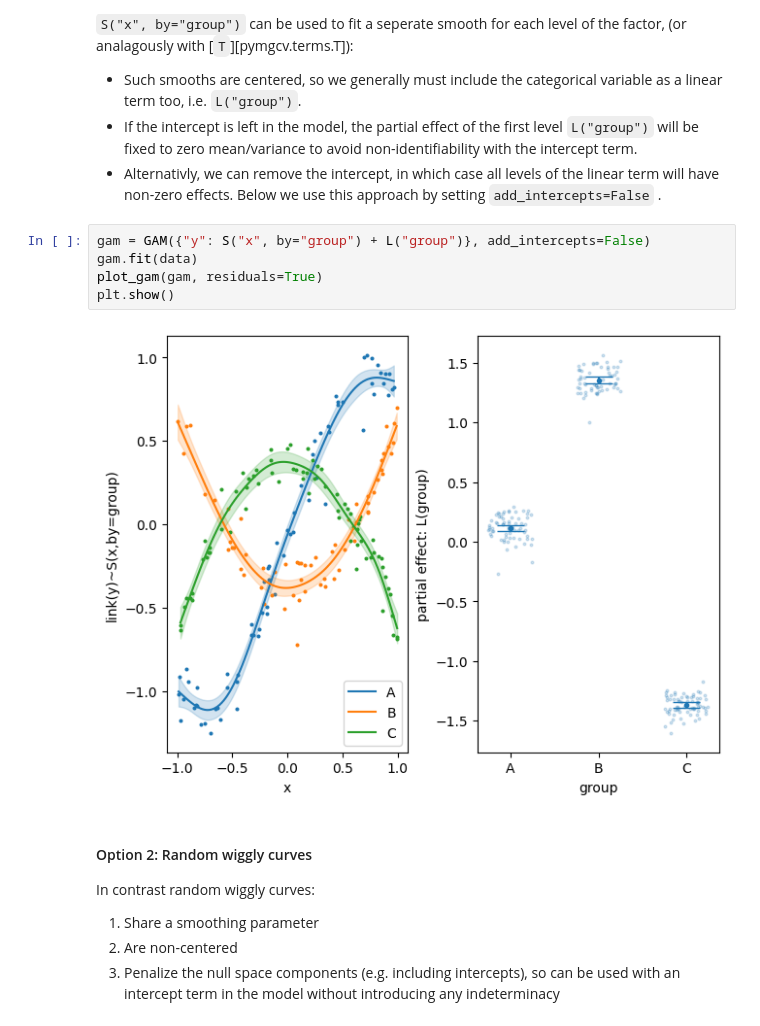
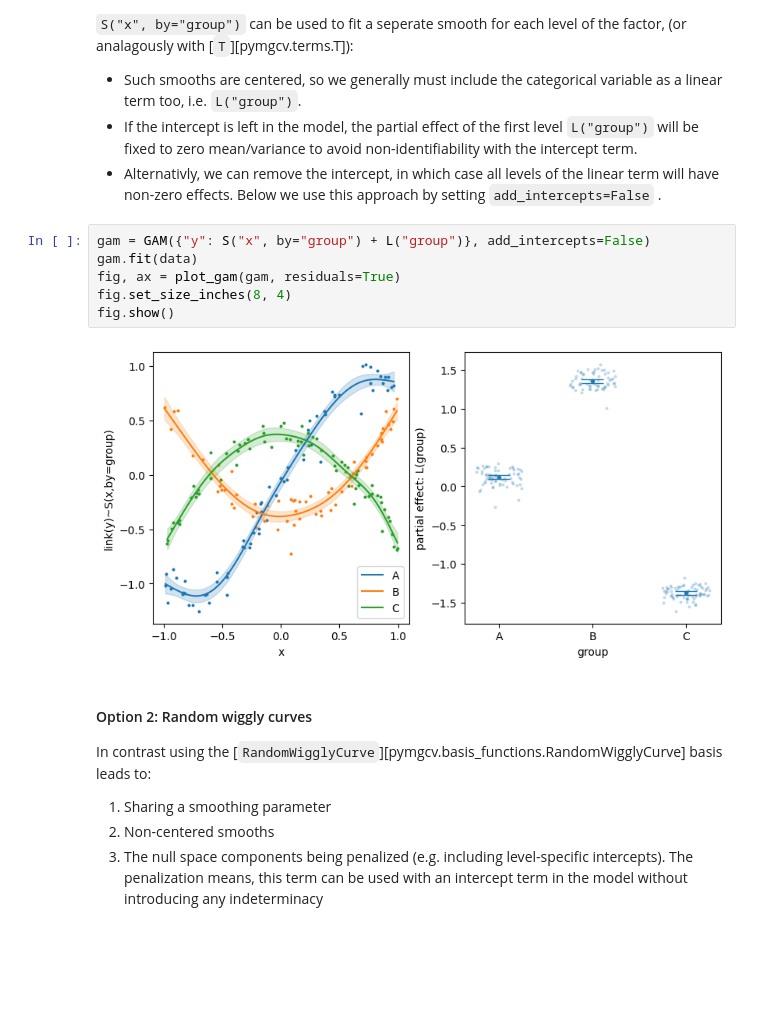
Before and after one commit to danielward27/pymgcv, a Jupyter notebook: docs/examples/smooth_by_categorical.ipynb, the cells around one changed output. Saved outputs shown, nothing was run; the diff lists cells and outputs as text; blank space fills up the shorter version.

```diff
--- a/docs/examples/smooth_by_categorical.ipynb
+++ b/docs/examples/smooth_by_categorical.ipynb
@@ -40,17 +40,18 @@ data = pd.DataFrame({"x": x, "y": y, "group": group})
 # %%
 gam = GAM({"y": S("x", by="group") + L("group")}, add_intercepts=False)
 gam.fit(data)
-plot_gam(gam, residuals=True)
-plt.show()
+fig, ax = plot_gam(gam, residuals=True)
+fig.set_size_inches(8, 4)
+fig.show()
 # %% [output]
-[figure, old version]
+[figure, new version]
 # %% [markdown]
 #### Option 2: Random wiggly curves
-In contrast random wiggly curves:
+In contrast using the [`RandomWigglyCurve`][pymgcv.basis_functions.RandomWigglyCurve] basis leads to:
 
-1. Share a smoothing parameter
-2. Are non-centered
-3. Penalize the null space components (e.g. including intercepts), so can be used with an intercept term in the model without introducing any indeterminacy
+1. Sharing a smoothing parameter
+2. Non-centered smooths
+3. The null space components being penalized (e.g. including level-specific intercepts). The penalization means, this term can be used with an intercept term in the model without introducing any indeterminacy
 # %%
 gam = GAM({"y": S("x", "group", bs=RandomWigglyCurve())})
 fit = gam.fit(data)
```
Also changed, not shown: parts of 1 cell of this notebook, 6 other files.
